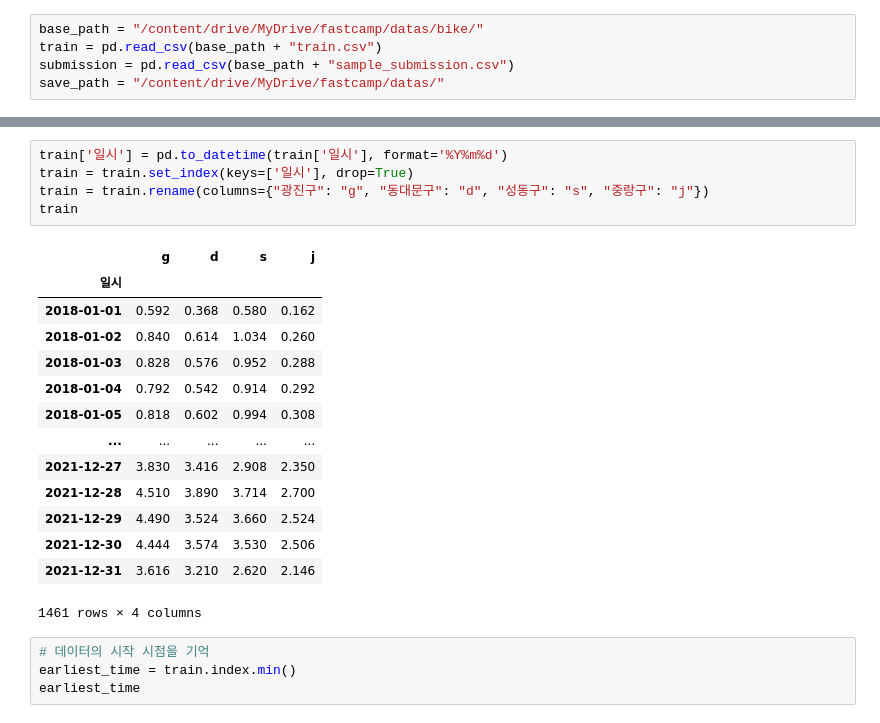
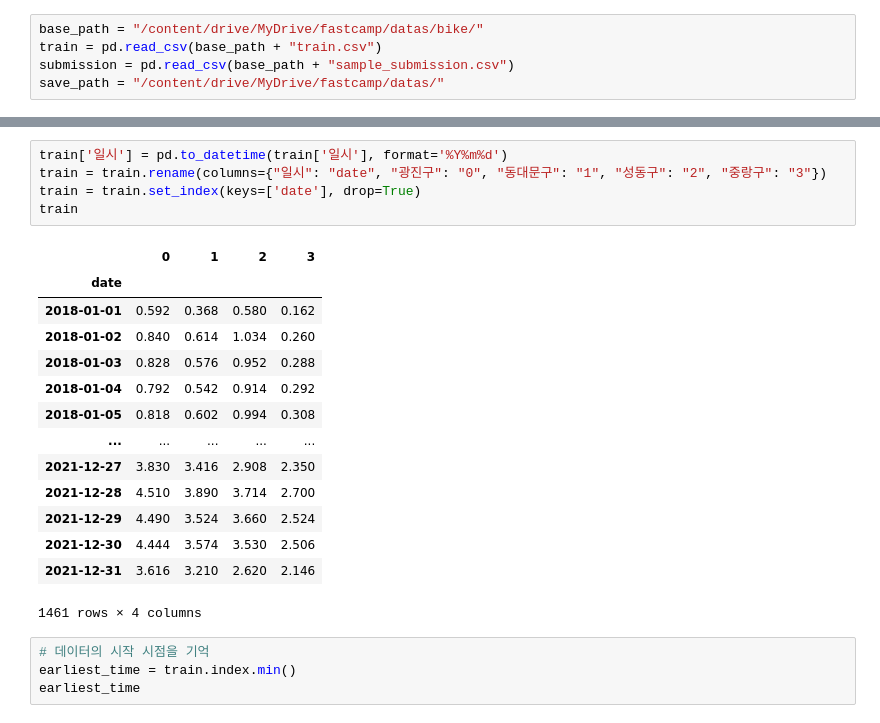
Before and after one commit to cswcjt/Dacon_Bike, a Jupyter notebook: TFT_first.ipynb, the cells around one changed output, grey strips where cells are left out. Drawn from its saved outputs; the diff is of its cells as text.

```diff
--- a/TFT_first.ipynb
+++ b/TFT_first.ipynb
@@ -67,11 +54,11 @@ train
 # %%
 train['일시'] = pd.to_datetime(train['일시'], format='%Y%m%d')
-train = train.set_index(keys=['일시'], drop=True)
-train = train.rename(columns={"광진구": "g", "동대문구": "d", "성동구": "s", "중랑구": "j"})
+train = train.rename(columns={"일시": "date", "광진구": "0", "동대문구": "1", "성동구": "2", "중랑구": "3"})
+train = train.set_index(keys=['date'], drop=True)
 train
 # %% [output]
-|  | g | d | s | j |
-| 일시 |  |  |  |  |
+|  | 0 | 1 | 2 | 3 |
+| date |  |  |  |  |
 | 2018-01-01 | 0.592 | 0.368 | 0.580 | 0.162 |
 | 2018-01-02 | 0.840 | 0.614 | 1.034 | 0.260 |
 | 2018-01-03 | 0.828 | 0.576 | 0.952 | 0.288 |
```
Also changed, not shown: parts of 21 cells of this notebook.
